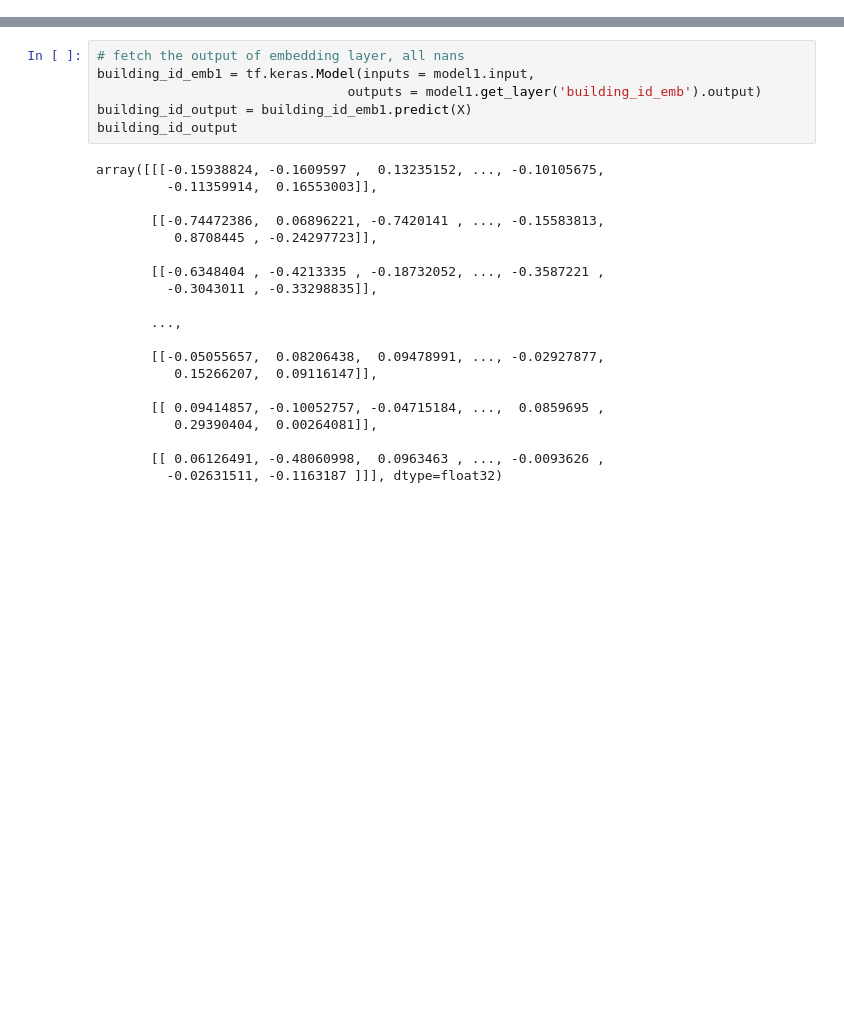
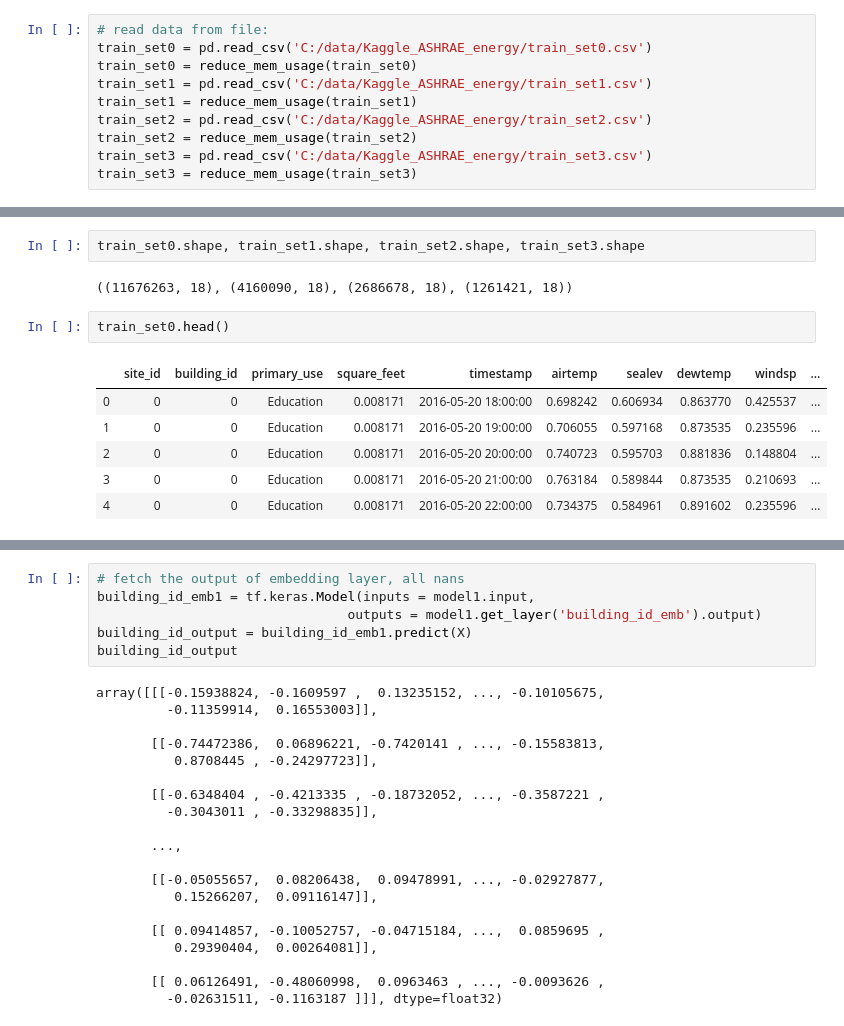
Before and after one commit to Runmangogo/Kaggle_ASHRAE_energy, a Jupyter notebook: trainingModels.ipynb, the cells around one changed output, grey strips where cells are left out. Saved outputs shown, nothing was run; the diff lists cells and outputs as text; blank space fills up the shorter version.

```diff
--- a/trainingModels.ipynb
+++ b/trainingModels.ipynb
@@ -361,0 +42,10 @@ def predict_submit(model,model_name,smtdata=submitdata):
+# %%
+# read data from file:
+train_set0 = pd.read_csv('C:/data/Kaggle_ASHRAE_energy/train_set0.csv')
+train_set0 = reduce_mem_usage(train_set0)
+train_set1 = pd.read_csv('C:/data/Kaggle_ASHRAE_energy/train_set1.csv')
+train_set1 = reduce_mem_usage(train_set1)
+train_set2 = pd.read_csv('C:/data/Kaggle_ASHRAE_energy/train_set2.csv')
+train_set2 = reduce_mem_usage(train_set2)
+train_set3 = pd.read_csv('C:/data/Kaggle_ASHRAE_energy/train_set3.csv')
+train_set3 = reduce_mem_usage(train_set3)
@@ -361,0 +64,13 @@ def predict_submit(model,model_name,smtdata=submitdata):
+# %%
+train_set0.shape, train_set1.shape, train_set2.shape, train_set3.shape
+# %% [output]
+((11676263, 18), (4160090, 18), (2686678, 18), (1261421, 18))
+# %%
+train_set0.head()
+# %% [output]
+|  | site_id | building_id | primary_use | square_feet | timestamp | airtemp | sealev | dewtemp | windsp | ... |
+| 0 | 0 | 0 | Education | 0.008171 | 2016-05-20 18:00:00 | 0.698242 | 0.606934 | 0.863770 | 0.425537 | ... |
+| 1 | 0 | 0 | Education | 0.008171 | 2016-05-20 19:00:00 | 0.706055 | 0.597168 | 0.873535 | 0.235596 | ... |
+| 2 | 0 | 0 | Education | 0.008171 | 2016-05-20 20:00:00 | 0.740723 | 0.595703 | 0.881836 | 0.148804 | ... |
+| 3 | 0 | 0 | Education | 0.008171 | 2016-05-20 21:00:00 | 0.763184 | 0.589844 | 0.873535 | 0.210693 | ... |
+| 4 | 0 | 0 | Education | 0.008171 | 2016-05-20 22:00:00 | 0.734375 | 0.584961 | 0.891602 | 0.235596 | ... |
```
Also changed, not shown: parts of 131 cells of this notebook.
